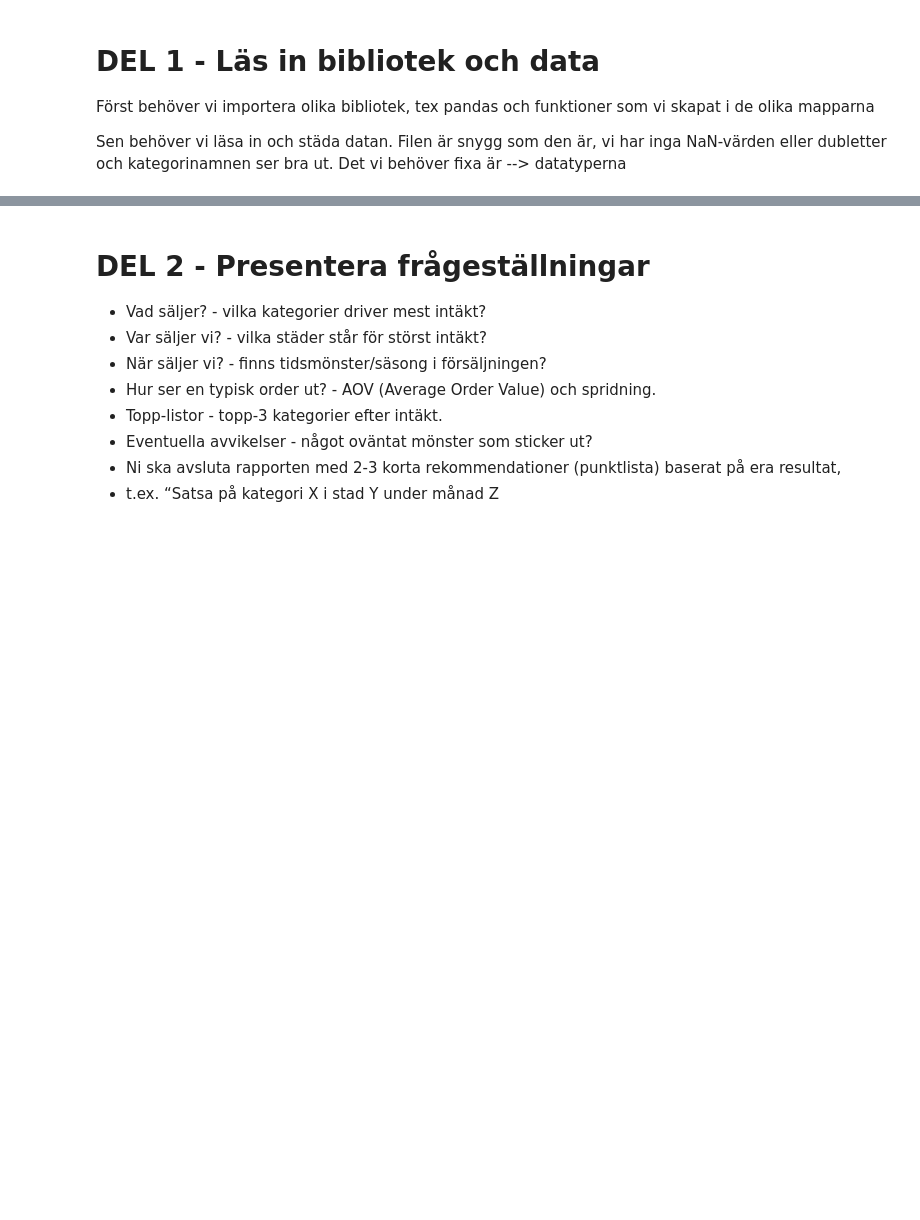
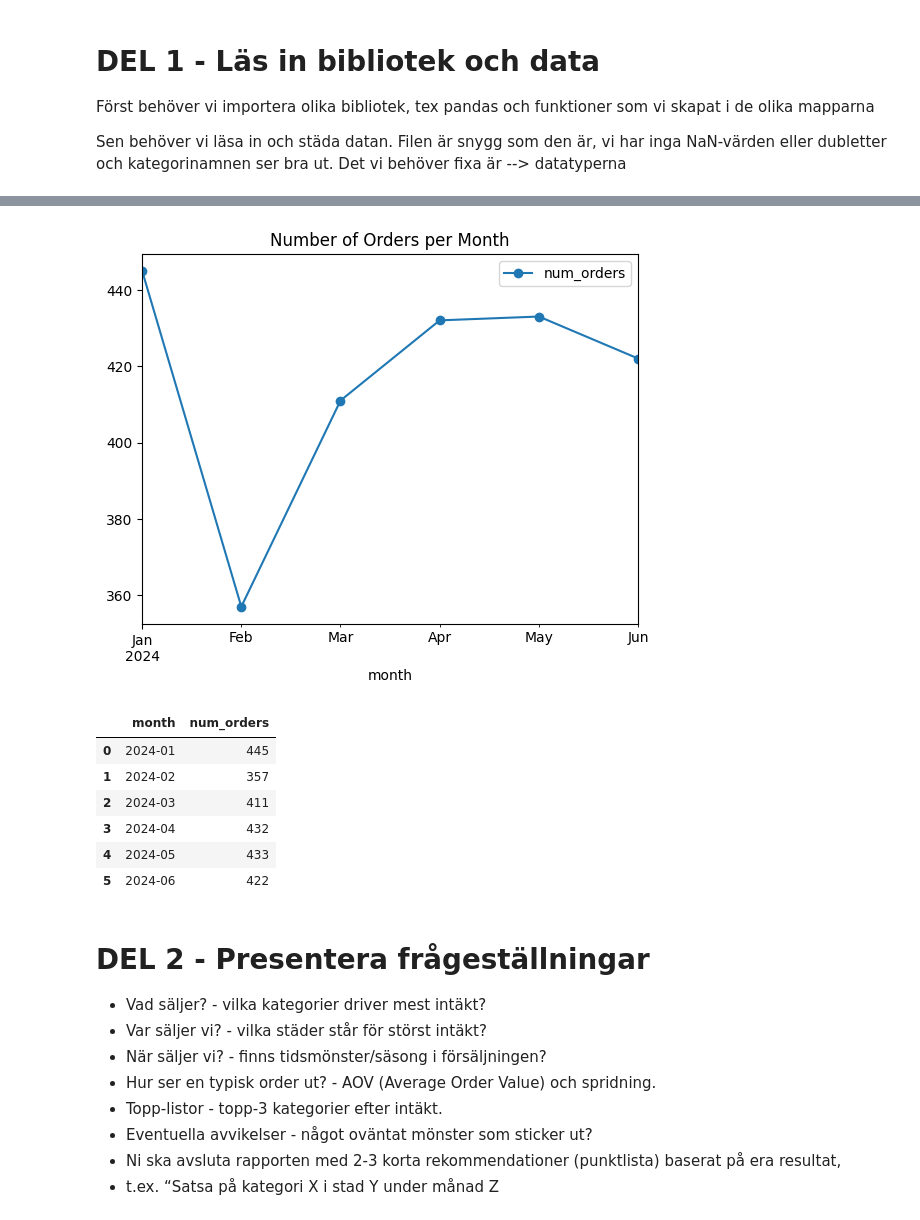
Before and after one commit to eliasstalfreelancer/GruppArbete, a Jupyter notebook: Report.ipynb, the cells around one changed output, grey strips where cells are left out. Drawn from its saved outputs; the diff is of its cells as text; code cells hidden in the pictures; blank space fills up the shorter version.

```diff
--- a/Report.ipynb
+++ b/Report.ipynb
@@ -46,3 +51,15 @@ df = io.clean_data(df_raw)
+# %%
+plot_orders_month(df)
+order_per_month(df)
+# %% [output]
+[figure, added]
+|  | month | num_orders |
+| 0 | 2024-01 | 445 |
+| 1 | 2024-02 | 357 |
+| 2 | 2024-03 | 411 |
+| 3 | 2024-04 | 432 |
+| 4 | 2024-05 | 433 |
+| 5 | 2024-06 | 422 |
 # %% [markdown]
 # DEL 2 - Presentera frågeställningar
 - Vad säljer? - vilka kategorier driver mest intäkt?
```
Also changed, not shown: parts of 4 cells of this notebook, 5 other files.
